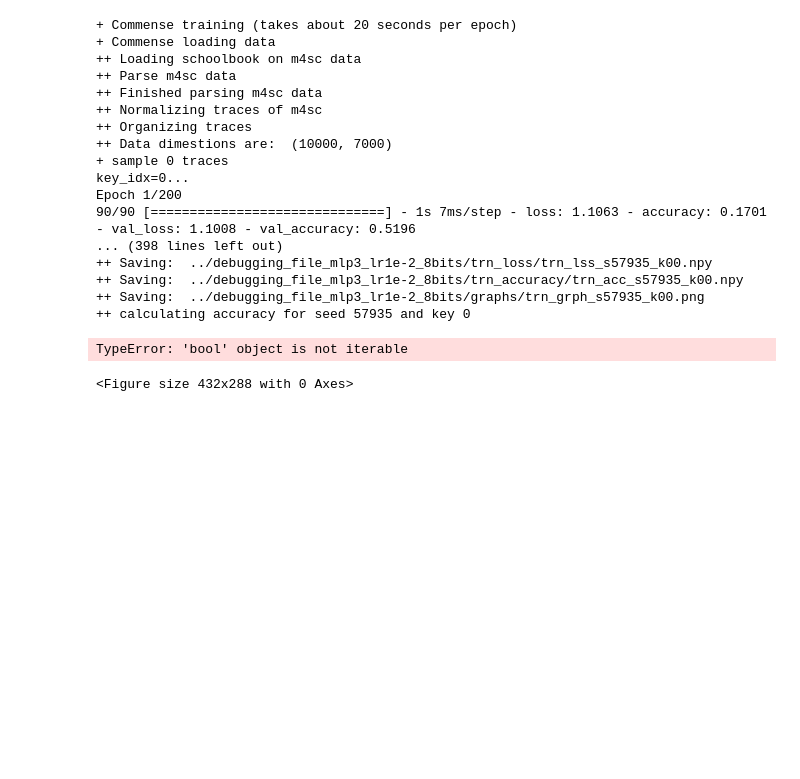
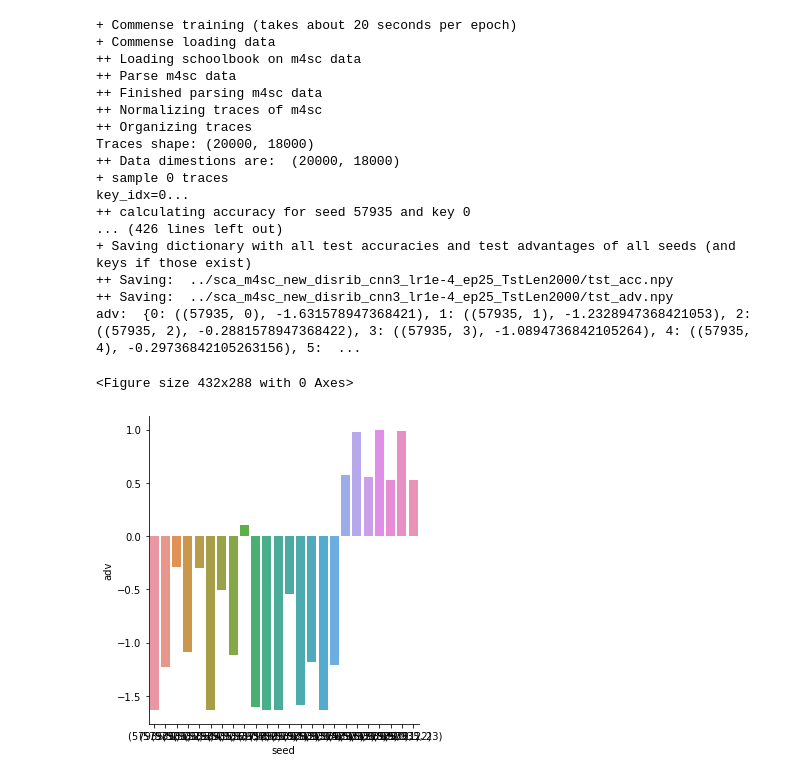
Before and after one commit to MakRude/SCA-with-keras, a Jupyter notebook: main.ipynb, the cells around one changed output. Saved outputs shown, nothing was run; the diff lists cells and outputs as text; code cells hidden in the pictures; blank space fills up the shorter version.

Commit message:
New data handled and general optimization of code.

```diff
--- a/main.ipynb
+++ b/main.ipynb
@@ -42,7 +42,7 @@ def read_parameters_from_file(param_filename):
     my_database_title = my_parameters["database_title"]
     return my_database_title, my_database
 # %%
-#ASCAD: Adapted heavily by Mahmoud Gharra
+## ASCAD: Adapted heavily by Mahmoud Gharra
 
 # NOTE: code could take another database if it has  supported format as the one provided.
 
@@ -75,7 +75,7 @@ def read_parameters_from_file(param_filename):
 
 ## This is an implementation of schoolbook 32 where the result is aggregated slowly key-wise (for each coeeficient in the key)
 
-my_database = "../../M4SC_1_2020_07_16_155036_8f582681_A.pickle"
+my_database = "../../2020-07-30-115642-118eafdd-ntruprime.pickle"
 DB_title = "M4SC"
 DB_TYPE = TYPE_M4SC
 
@@ -92,9 +92,10 @@ DB_TYPE = TYPE_M4SC
 # 'cnn' works well for operand_scanning_32 with 20 epochs batch 100 and 2 attempts
 
 # CNN training
-network_type = "mlp3" ## ATM: you can choose between 'mlp', 'cnn', 'cnn2', and 'cnn3'
+network_type = "cnn3" ## ATM: you can choose between 'mlp', 'cnn', 'cnn2', and 'cnn3'
 # save folder
-training_model = "../debugging_file_mlp3_lr1e-2_8bits"
+# training_model = "../debugging_file_cnn2_binary_relu_ep200_coeff_lr1e-5"
+training_model = "../sca_m4sc_new_disrib_cnn3_lr1e-4_ep25_TstLen2000"
 #     training_model = "training_m4sc_lastByte_pol1_mlp_batch100_epochs50_MAXATT1_lr1e-2_valid1e-1"
 
 
@@ -170,42 +171,42 @@ for seed in my_seeds:
         ## calculate test accuracy, you'll be saving them all at the end
         accuracies[(seed, key_idx)] = calc_tst_acc(data_loader, seed=seed, key_idx=key_idx)
 
         ## calculate ADVANTAGE
         advantages[(seed, key_idx)] = calc_advantage(accuracies.get((seed, key_idx)))
 
 
 print()
 print("+ Training complete")
 
 # Save all test accuracies and advantages
 print("+ Saving dictionary with all test accuracies and test advantages of all seeds (and keys if those exist)")
 save_file(training_model, accuracies, case=TST_ACC_CONST)
 save_file(training_model, advantages, case=TST_ADV_CONST)
 
 
 
 # TODO: replace calculation of advantage with loading of it
 display_results(models, accuracies, advantages, training_model, DB_TYPE = TYPE_ASCAD)
 # %% [output]
 + Commense training (takes about 20 seconds per epoch)
 + Commense loading data
 ++ Loading schoolbook on m4sc data
 ++ Parse m4sc data
 ++ Finished parsing m4sc data
 ++ Normalizing traces of m4sc
 ++ Organizing traces
-++ Data dimestions are:  (10000, 7000)
+Traces shape: (20000, 18000)
+++ Data dimestions are:  (20000, 18000)
 + sample 0 traces
 key_idx=0...
-Epoch 1/200
-90/90 [==============================] - 1s 7ms/step - loss: 1.1063 - accuracy: 0.1701 - val_loss: 1.1008 - val_accuracy: 0.5196
-... (398 lines left out)
-++ Saving:  ../debugging_file_mlp3_lr1e-2_8bits/trn_loss/trn_lss_s57935_k00.npy
-++ Saving:  ../debugging_file_mlp3_lr1e-2_8bits/trn_accuracy/trn_acc_s57935_k00.npy
-++ Saving:  ../debugging_file_mlp3_lr1e-2_8bits/graphs/trn_grph_s57935_k00.png
 ++ calculating accuracy for seed 57935 and key 0
+... (426 lines left out)
++ Saving dictionary with all test accuracies and test advantages of all seeds (and keys if those exist)
+++ Saving:  ../sca_m4sc_new_disrib_cnn3_lr1e-4_ep25_TstLen2000/tst_acc.npy
+++ Saving:  ../sca_m4sc_new_disrib_cnn3_lr1e-4_ep25_TstLen2000/tst_adv.npy
+adv:  {0: ((57935, 0), -1.631578947368421), 1: ((57935, 1), -1.2328947368421053), 2: ((57935, 2), -0.2881578947368422), 3: ((57935, 3), -1.0894736842105264), 4: ((57935, 4), -0.29736842105263156), 5:  ...
-TypeError: 'bool' object is not iterable
+<Figure size 432x288 with 0 Axes>
-<Figure size 432x288 with 0 Axes>
+[figure, added]
 # %%
 # from tensorflow.python.client import device_lib
 # print(device_lib.list_local_devices())
```
Also changed, not shown: 4 other files.
